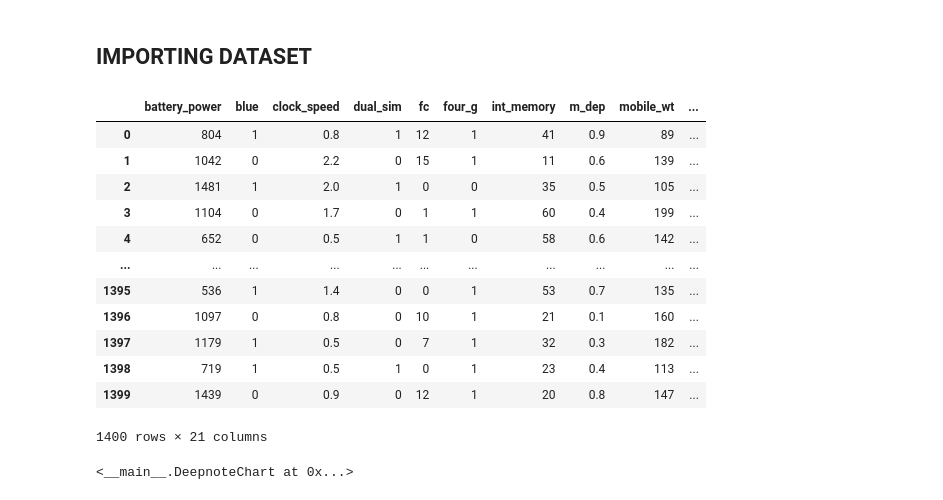
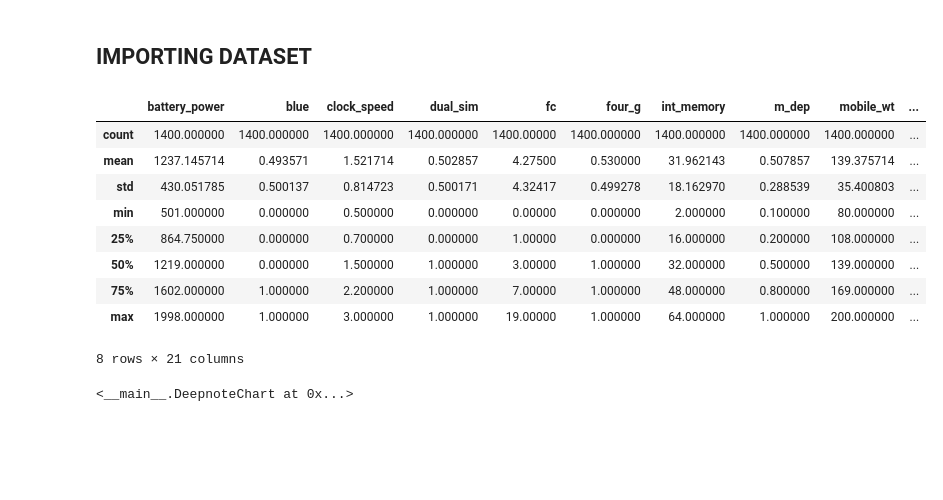
Before and after one commit to kandidagunawan/Tubes2_AI, a Jupyter notebook: deepnote/Kandida_Gunawan’s_Untitled_project/Tubes_2.ipynb, the cells around one changed output. Drawn from its saved outputs; the diff is of its cells as text; code cells hidden in the pictures; blank space fills up the shorter version.

```diff
--- a/deepnote/Kandida_Gunawan’s_Untitled_project/Tubes_2.ipynb
+++ b/deepnote/Kandida_Gunawan’s_Untitled_project/Tubes_2.ipynb
@@ -29,19 +30,16 @@ data_validation = pd.read_csv("Tubes2_AI/data/data_validation.csv")
 # %%
-data_train
+data_train.describe()
 # %% [output]
 |  | battery_power | blue | clock_speed | dual_sim | fc | four_g | int_memory | m_dep | mobile_wt | ... |
-| 0 | 804 | 1 | 0.8 | 1 | 12 | 1 | 41 | 0.9 | 89 | ... |
-| 1 | 1042 | 0 | 2.2 | 0 | 15 | 1 | 11 | 0.6 | 139 | ... |
-| 2 | 1481 | 1 | 2.0 | 1 | 0 | 0 | 35 | 0.5 | 105 | ... |
-| 3 | 1104 | 0 | 1.7 | 0 | 1 | 1 | 60 | 0.4 | 199 | ... |
-| 4 | 652 | 0 | 0.5 | 1 | 1 | 0 | 58 | 0.6 | 142 | ... |
-| ... | ... | ... | ... | ... | ... | ... | ... | ... | ... | ... |
-| 1395 | 536 | 1 | 1.4 | 0 | 0 | 1 | 53 | 0.7 | 135 | ... |
-| 1396 | 1097 | 0 | 0.8 | 0 | 10 | 1 | 21 | 0.1 | 160 | ... |
-| 1397 | 1179 | 1 | 0.5 | 0 | 7 | 1 | 32 | 0.3 | 182 | ... |
-| 1398 | 719 | 1 | 0.5 | 1 | 0 | 1 | 23 | 0.4 | 113 | ... |
-| 1399 | 1439 | 0 | 0.9 | 0 | 12 | 1 | 20 | 0.8 | 147 | ... |
+| count | 1400.000000 | 1400.000000 | 1400.000000 | 1400.000000 | 1400.00000 | 1400.000000 | 1400.000000 | 1400.000000 | 1400.000000 | ... |
+| mean | 1237.145714 | 0.493571 | 1.521714 | 0.502857 | 4.27500 | 0.530000 | 31.962143 | 0.507857 | 139.375714 | ... |
+| std | 430.051785 | 0.500137 | 0.814723 | 0.500171 | 4.32417 | 0.499278 | 18.162970 | 0.288539 | 35.400803 | ... |
+| min | 501.000000 | 0.000000 | 0.500000 | 0.000000 | 0.00000 | 0.000000 | 2.000000 | 0.100000 | 80.000000 | ... |
+| 25% | 864.750000 | 0.000000 | 0.700000 | 0.000000 | 1.00000 | 0.000000 | 16.000000 | 0.200000 | 108.000000 | ... |
+| 50% | 1219.000000 | 0.000000 | 1.500000 | 1.000000 | 3.00000 | 1.000000 | 32.000000 | 0.500000 | 139.000000 | ... |
+| 75% | 1602.000000 | 1.000000 | 2.200000 | 1.000000 | 7.00000 | 1.000000 | 48.000000 | 0.800000 | 169.000000 | ... |
+| max | 1998.000000 | 1.000000 | 3.000000 | 1.000000 | 19.00000 | 1.000000 | 64.000000 | 1.000000 | 200.000000 | ... |
-1400 rows × 21 columns
+8 rows × 21 columns
 # %%
 DeepnoteChart(data_train, """{"layer":[{"layer":[{"mark":{"clip":true,"type":"bar","color":"#4c78a8","tooltip":true},"encoding":{"x":{"sort":null,"type":"nominal","field":"price_range","scale":{"type":"linear"}},"y":{"sort":null,"type":"quantitative","field":"price_range","scale":{"type":"linear"},"format":{"type":"default","decimals":null},"aggregate":"count","formatType":"numberFormatFromNumberType"}}}]}],"title":"","config":{"legend":{}},"$schema":"https://vega.github.io/schema/vega-lite/v5.json","encoding":{}}""")
 # %% [output]
```
Also changed, not shown: parts of 19 cells of this notebook, 3 other files.
